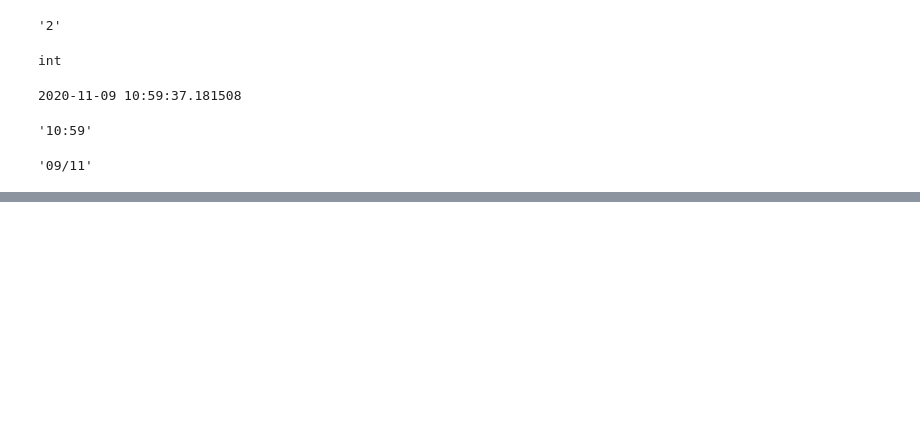
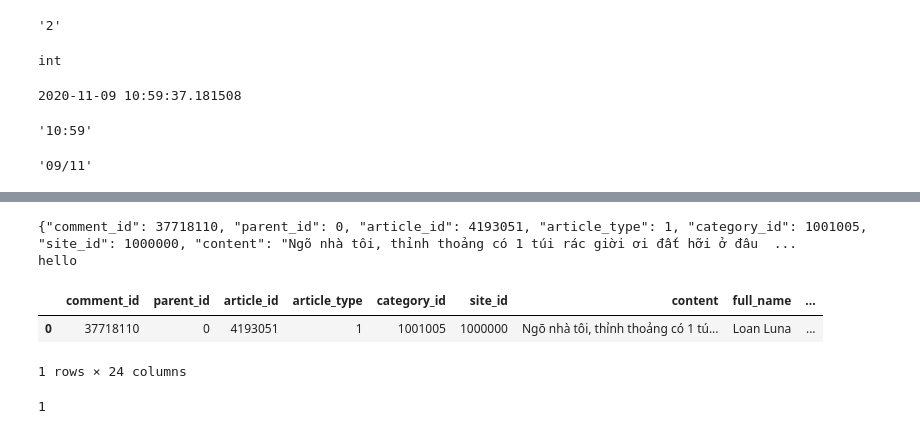
Before and after one commit to thuy4tbn99/crawl_vnexpress, a Jupyter notebook: scrapy_vnexpress/vnexpress/extract_itemcsv.ipynb, the cells around one changed output, grey strips where cells are left out. Saved outputs shown, nothing was run; the diff lists cells and outputs as text; code cells hidden in the pictures; blank space fills up the shorter version.

```diff
--- a/scrapy_vnexpress/vnexpress/extract_itemcsv.ipynb
+++ b/scrapy_vnexpress/vnexpress/extract_itemcsv.ipynb
@@ -182,0 +232,17 @@ now_date
+# %%
+import json
+x =  "{'comment_id': 37718110, 'parent_id': 0, 'article_id': 4193051, 'article_type': 1, 'category_id': 1001005, 'site_id': 1000000, 'content': 'Ngõ nhà tôi, thỉnh thoảng có 1 túi rác giời ơi đất hỡi ở đâu đặt ngay ngõ, vậy túi rác vô chủ không được phân loại đặt ở cổng nhà ai người ấy chịu chăng!!. Rồi lại giống như quy định cấm hút thuốc lá nơi công cộng.. Quy định là một chuyện, nhưng liệu có làm đồng bộ hay không rồi lại đánh trống bỏ dùi.', 'full_name': 'Loan Luna', 'creation_time': 1605609057, 'isliked': 1, 'reply_commentid': 0, 'time': '23h trước', 'userlike': 137, 'total_like': 137, 'total_reply': -1, 'like_ismember': False, 'reply_author': None, 'userid': 1062554652, 'type': 5, 'title': 'Thu phí rác sinh hoạt theo khối lượng trước năm 2025 - VnExpress', 'is_pin': 0, 'status': 1, 'url': 'https://vnexpress.net/thu-phi-rac-sinh-hoat-theo-khoi-luong-truoc-nam-2025-4193051.html', 'subs':'' }"
+x = x.replace("'", '"')
+x = x.replace("False", '""')
+x = x.replace("None", '""')
+print(x)
+print('hello', x[631])
+y = json.loads(x)
+df = pd.json_normalize(y)
+df
+# %% [output]
+{"comment_id": 37718110, "parent_id": 0, "article_id": 4193051, "article_type": 1, "category_id": 1001005, "site_id": 1000000, "content": "Ngõ nhà tôi, thỉnh thoảng có 1 túi rác giời ơi đất hỡi ở đâu  ...
+hello
+|  | comment_id | parent_id | article_id | article_type | category_id | site_id | content | full_name | ... |
+| 0 | 37718110 | 0 | 4193051 | 1 | 1001005 | 1000000 | Ngõ nhà tôi, thỉnh thoảng có 1 tú... | Loan Luna | ... |
+1 rows × 24 columns
@@ -182,0 +254,4 @@ now_date
+# %%
+userDict['id']
+# %% [output]
+1
```
Also changed, not shown: parts of 26 cells of this notebook, 14 other files.
